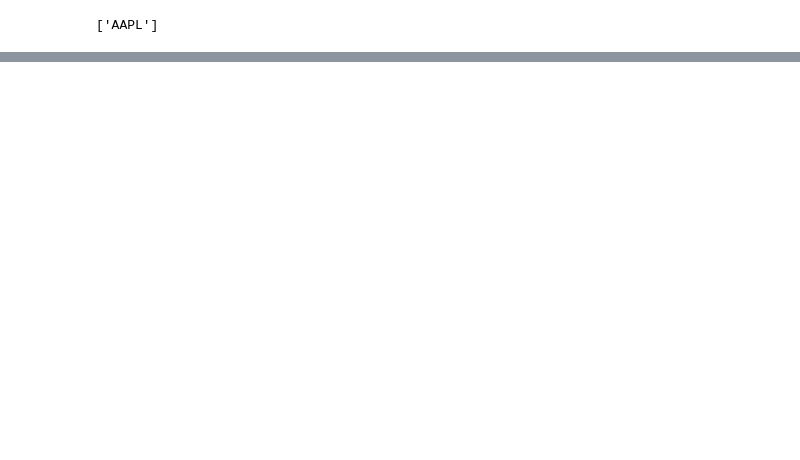
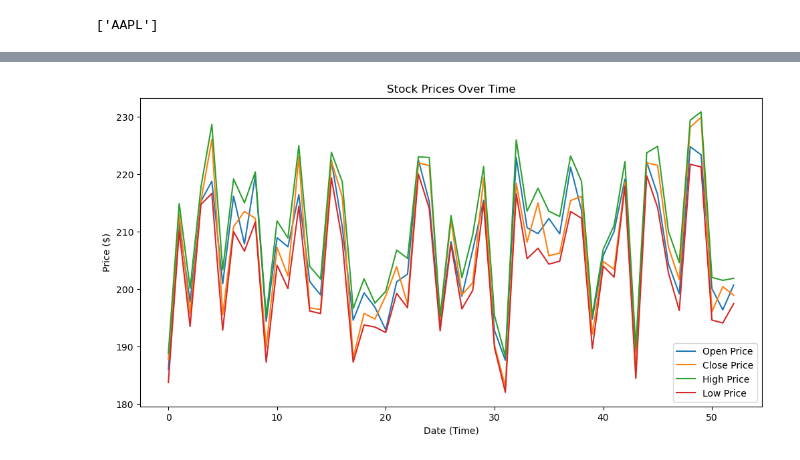
Before and after one commit to EshanUGR/DL-Assigment, a Jupyter notebook: notebooks/Lstm_training.ipynb, the cells around one changed output, grey strips where cells are left out. Drawn from its saved outputs; the diff is of its cells as text; code cells hidden in the pictures; blank space fills up the shorter version.

```diff
--- a/notebooks/Lstm_training.ipynb
+++ b/notebooks/Lstm_training.ipynb
@@ -248,0 +255,23 @@ plt.show()
+# %%
+open_price = data_new['Open Price']
+close_price = data_new['Close Price']
+high_price = data_new['High Price']
+low_price  = data_new['Low Price']
+
+
+
+
+plt.figure(figsize=(12,6))
+plt.plot(open_price, label='Open Price')
+plt.plot(close_price, label='Close Price')
+plt.plot(high_price, label='High Price')
+plt.plot(low_price, label='Low Price')
+
+
+plt.legend()
+plt.xlabel("Date (Time)")
+plt.ylabel("Price ($)")
+plt.title("Stock Prices Over Time")
+plt.show()
+# %% [output]
+[figure, added]
```
Also changed, not shown: parts of 19 cells of this notebook.
